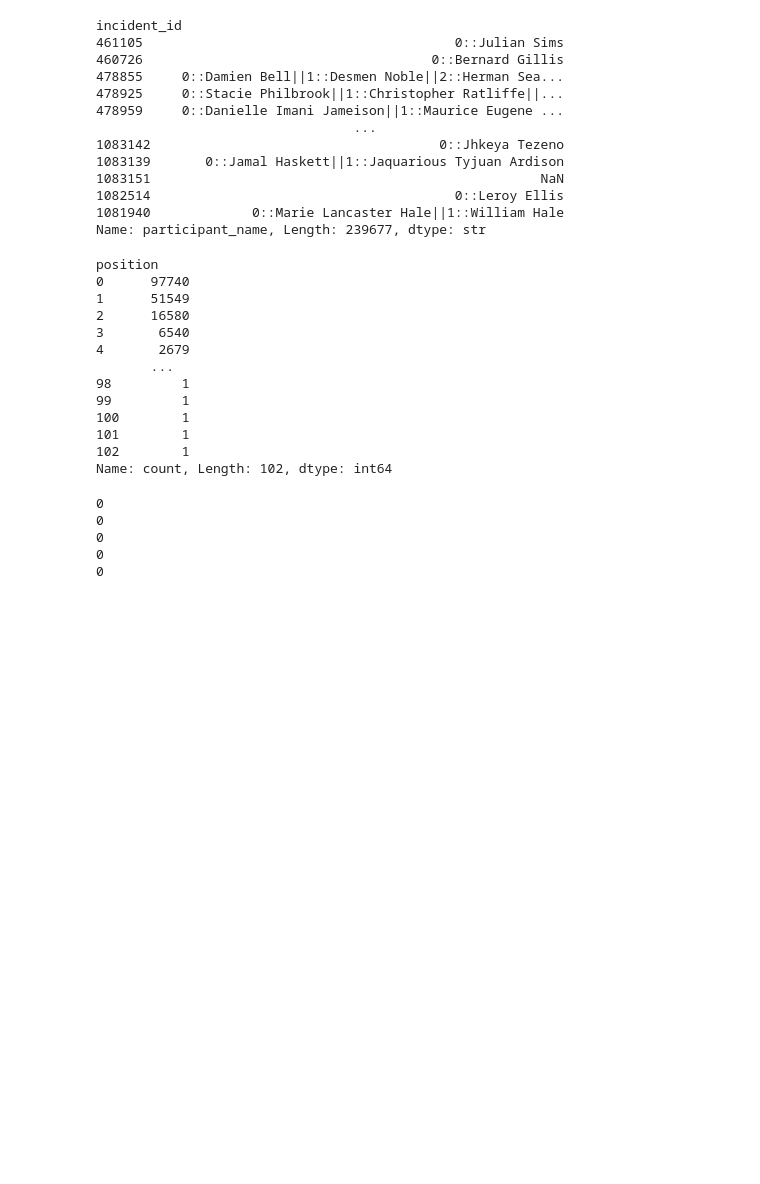
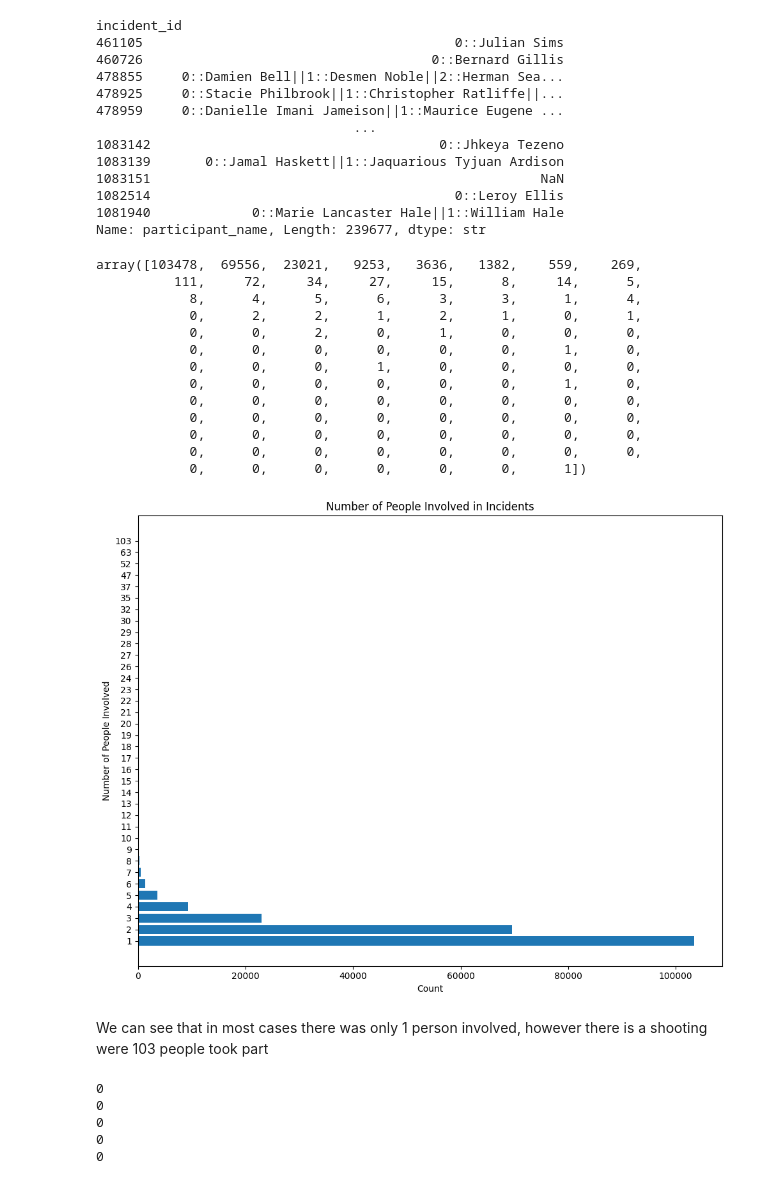
Before and after one commit to Neukz/gun-violence-analysis, a Jupyter notebook: 01_problem_and_data_understanding.ipynb, the cells around one changed output. Drawn from its saved outputs; the diff is of its cells as text; code cells hidden in the pictures; blank space fills up the shorter version.

```diff
--- a/01_problem_and_data_understanding.ipynb
+++ b/01_problem_and_data_understanding.ipynb
@@ -565,21 +642,44 @@ incident_id
 1081940             0::Marie Lancaster Hale||1::William Hale
 Name: participant_name, Length: 239677, dtype: str
 # %%
-name_parsed.position.value_counts()
+people = type_parsed.position.value_counts()
+
+people2 = people.copy()
+for i in range(len(people)-2, -1, -1):
+    people[i] -= people2[i+1]
+pnp = people.to_numpy()
+pnp
+#how much people were involved in the incident (both victims and perpetrators)
 # %% [output]
-position
-0      97740
-1      51549
-2      16580
-3       6540
-4       2679
-       ...
-98         1
-99         1
-100        1
-101        1
-102        1
-Name: count, Length: 102, dtype: int64
+array([103478,  69556,  23021,   9253,   3636,   1382,    559,    269,
+          111,     72,     34,     27,     15,      8,     14,      5,
+            8,      4,      5,      6,      3,      3,      1,      4,
+            0,      2,      2,      1,      2,      1,      0,      1,
+            0,      0,      2,      0,      1,      0,      0,      0,
+            0,      0,      0,      0,      0,      0,      1,      0,
+            0,      0,      0,      1,      0,      0,      0,      0,
+            0,      0,      0,      0,      0,      0,      1,      0,
+            0,      0,      0,      0,      0,      0,      0,      0,
+            0,      0,      0,      0,      0,      0,      0,      0,
+            0,      0,      0,      0,      0,      0,      0,      0,
+            0,      0,      0,      0,      0,      0,      0,      0,
+            0,      0,      0,      0,      0,      0,      1])
+# %%
+nonzero_mask = pnp > 0
+values = pnp[nonzero_mask]
+indices = np.where(nonzero_mask)[0] + 1  # original positions as labels
+
+fig, ax = plt.subplots(figsize=(10, 8))
+ax.barh(indices.astype(str), values)
+ax.set_xlabel('Count')
+ax.set_ylabel('Number of People Involved')
+ax.set_title('Number of People Involved in Incidents')
+plt.tight_layout()
+plt.show()
+# %% [output]
+[figure, added]
+# %% [markdown]
+We can see that in most cases there was only 1 person involved, however there is a shooting were 103 people took part
 # %%
 print(np.count_nonzero(df.loc[df['participant_status'].notnull() & df['participant_type'].isna()].index))
 print(np.count_nonzero(df.loc[df['participant_gender'].notnull() & df['participant_type'].isna()].index))
```
Also changed, not shown: parts of 2 cells of this notebook, 2 other files.
